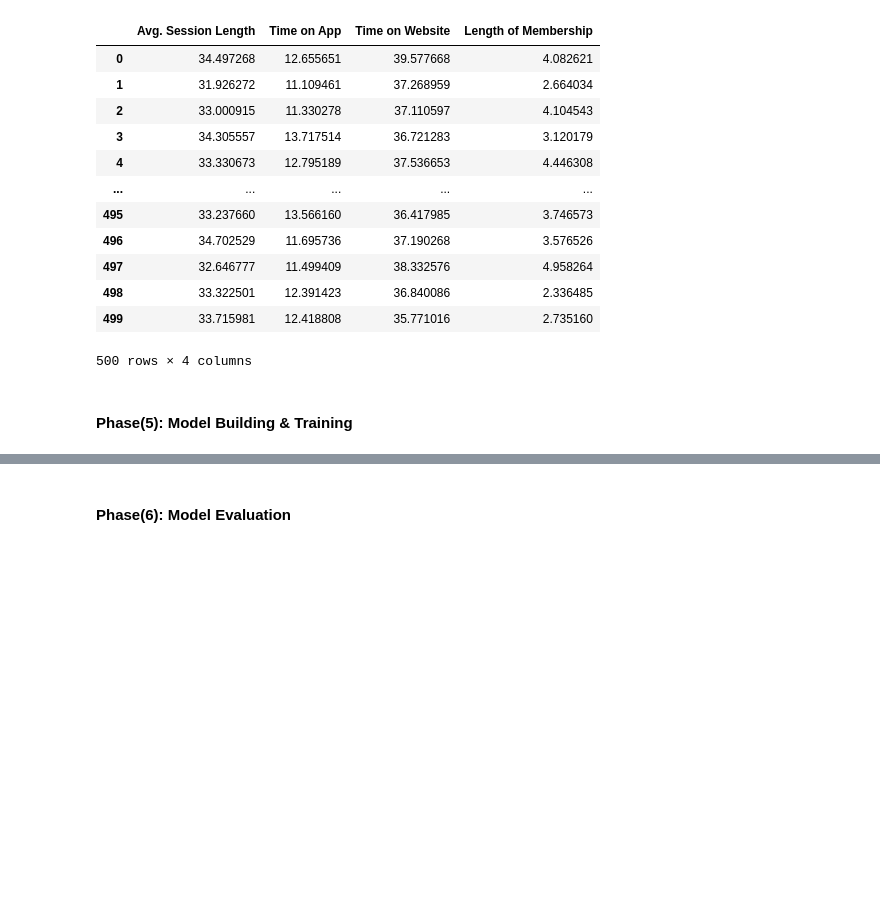
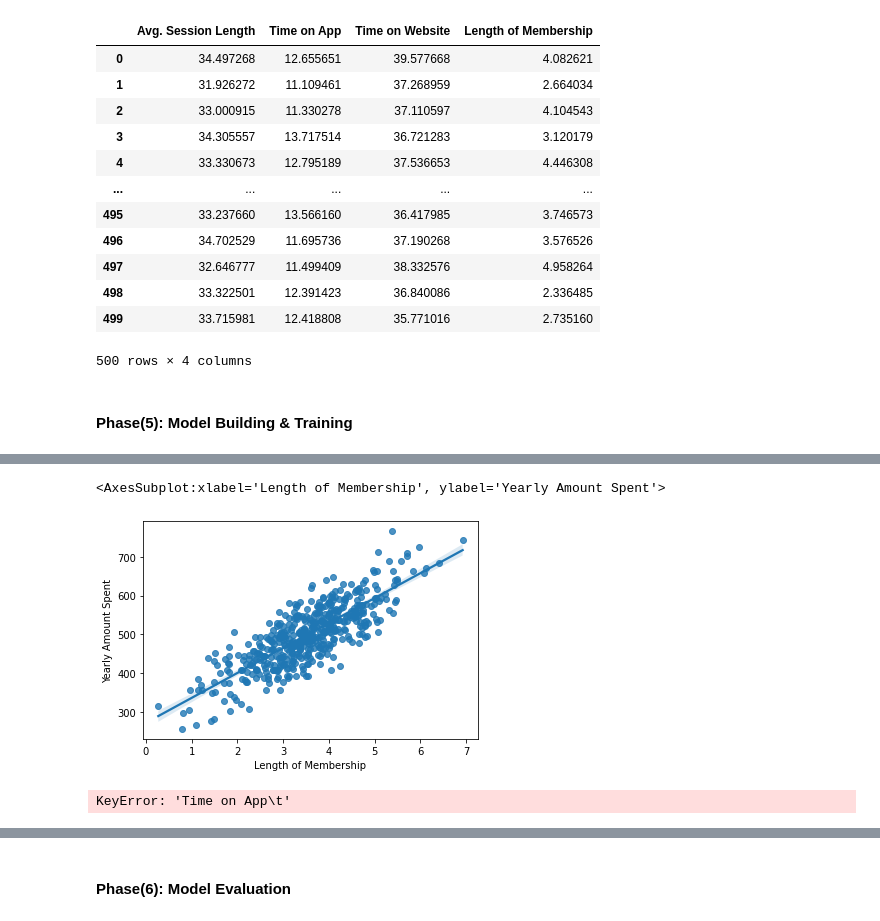
Before and after one commit to ahmedelg/customers_case_study, a Jupyter notebook: eCommerce.ipynb, the cells around one changed output, grey strips where cells are left out. Saved outputs shown, nothing was run; the diff lists cells and outputs as text; code cells hidden in the pictures; blank space fills up the shorter version.

```diff
--- a/eCommerce.ipynb
+++ b/eCommerce.ipynb
@@ -232,0 +312,9 @@ x_train, x_test, y_train, y_test = train_test_split(x, y, test_size=0.2, random_
+# %%
+sns.regplot(data=eCmrc_csmr, x='Length of Membership', y='Yearly Amount Spent')
+# %% [output]
+<AxesSubplot:xlabel='Length of Membership', ylabel='Yearly Amount Spent'>
+[figure, added]
+# %%
+sns.regplot(data=eCmrc_csmr, x='Time on App	', y='Yearly Amount Spent')
+# %% [output]
+KeyError: 'Time on App\t'
```
Also changed, not shown: parts of 17 cells of this notebook.
